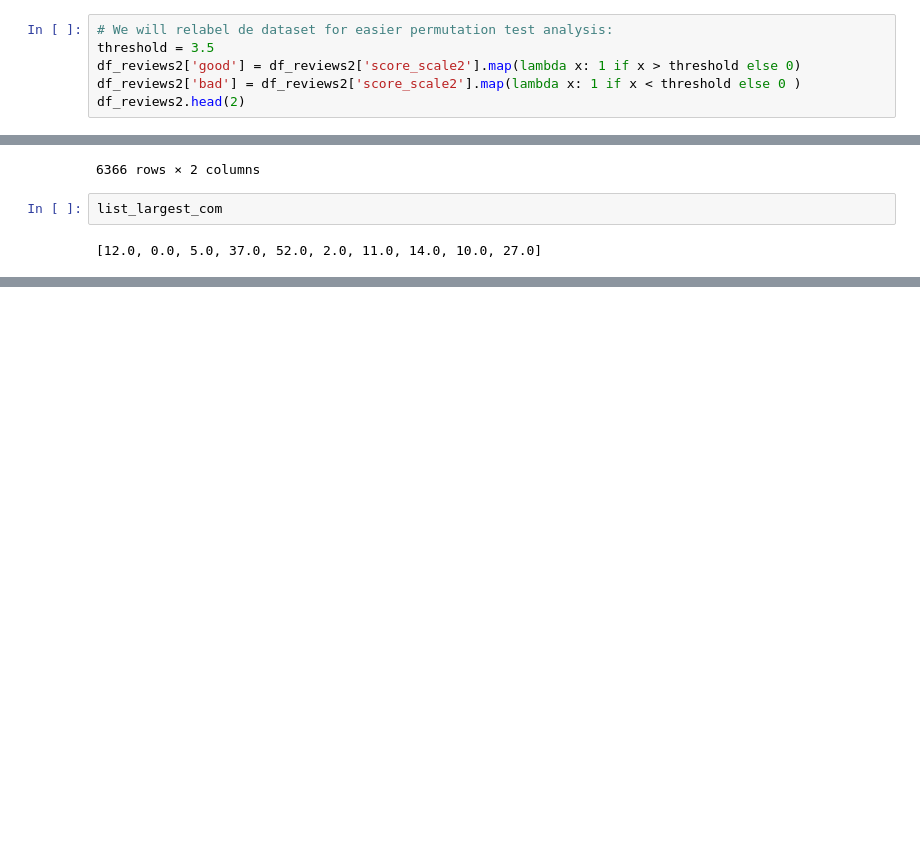
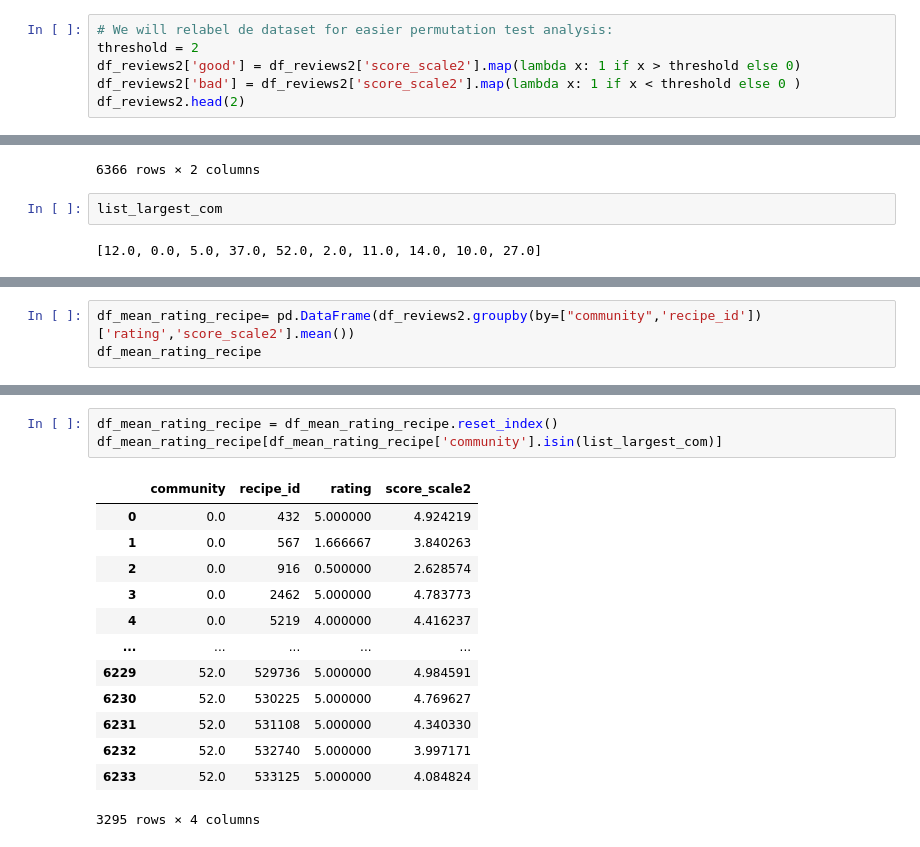
Before and after one commit to lucialarraona/finalproject_socialgraphs22, a Jupyter notebook: Notebooks/Final_Notebook.ipynb, the cells around one changed output, grey strips where cells are left out. Saved outputs shown, nothing was run; the diff lists cells and outputs as text; blank space fills up the shorter version.

```diff
--- a/Notebooks/Final_Notebook.ipynb
+++ b/Notebooks/Final_Notebook.ipynb
@@ -1154,7 +1163,7 @@ The mean of the sentiment in the reviews: 4.060603272324288
 >* **Write a short paragraph reflecting on your findings.**
 # %%
 # We will relabel de dataset for easier permutation test analysis:
-threshold = 3.5
+threshold = 2
 df_reviews2['good'] = df_reviews2['score_scale2'].map(lambda x: 1 if x > threshold else 0)
 df_reviews2['bad'] = df_reviews2['score_scale2'].map(lambda x: 1 if x < threshold else 0 )
 df_reviews2.head(2)
@@ -1493,0 +1502,3 @@ The mean of the sentiment in the reviews in community : 4.3308780531340965
+# %%
+df_mean_rating_recipe= pd.DataFrame(df_reviews2.groupby(by=["community",'recipe_id'])['rating','score_scale2'].mean())
+df_mean_rating_recipe
@@ -1493,0 +1520,17 @@ The mean of the sentiment in the reviews in community : 4.3308780531340965
+# %%
+df_mean_rating_recipe = df_mean_rating_recipe.reset_index()
+df_mean_rating_recipe[df_mean_rating_recipe['community'].isin(list_largest_com)]
+# %% [output]
+|  | community | recipe_id | rating | score_scale2 |
+| 0 | 0.0 | 432 | 5.000000 | 4.924219 |
+| 1 | 0.0 | 567 | 1.666667 | 3.840263 |
+| 2 | 0.0 | 916 | 0.500000 | 2.628574 |
+| 3 | 0.0 | 2462 | 5.000000 | 4.783773 |
+| 4 | 0.0 | 5219 | 4.000000 | 4.416237 |
+| ... | ... | ... | ... | ... |
+| 6229 | 52.0 | 529736 | 5.000000 | 4.984591 |
+| 6230 | 52.0 | 530225 | 5.000000 | 4.769627 |
+| 6231 | 52.0 | 531108 | 5.000000 | 4.340330 |
+| 6232 | 52.0 | 532740 | 5.000000 | 3.997171 |
+| 6233 | 52.0 | 533125 | 5.000000 | 4.084824 |
+3295 rows × 4 columns
```
Also changed, not shown: parts of 29 cells of this notebook.
